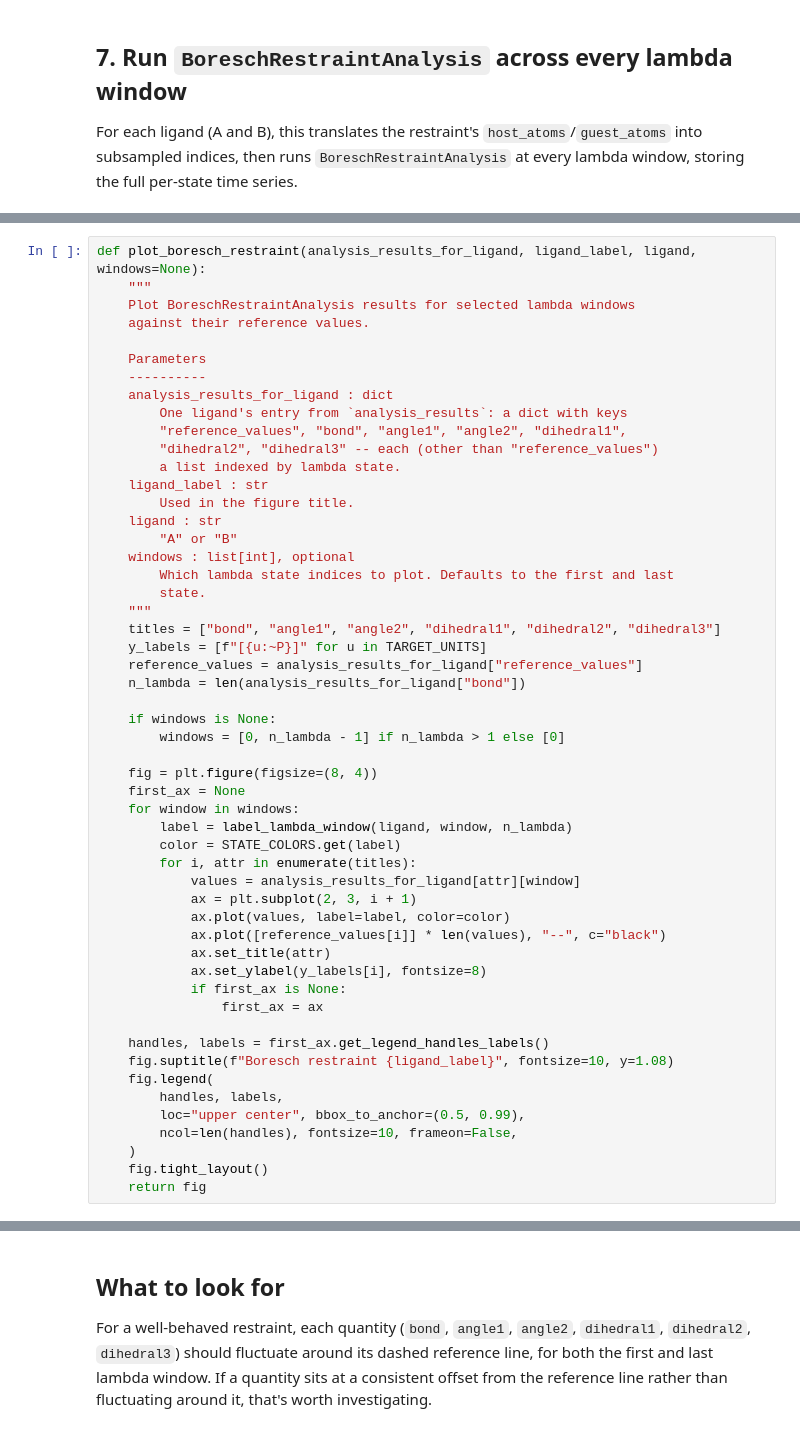
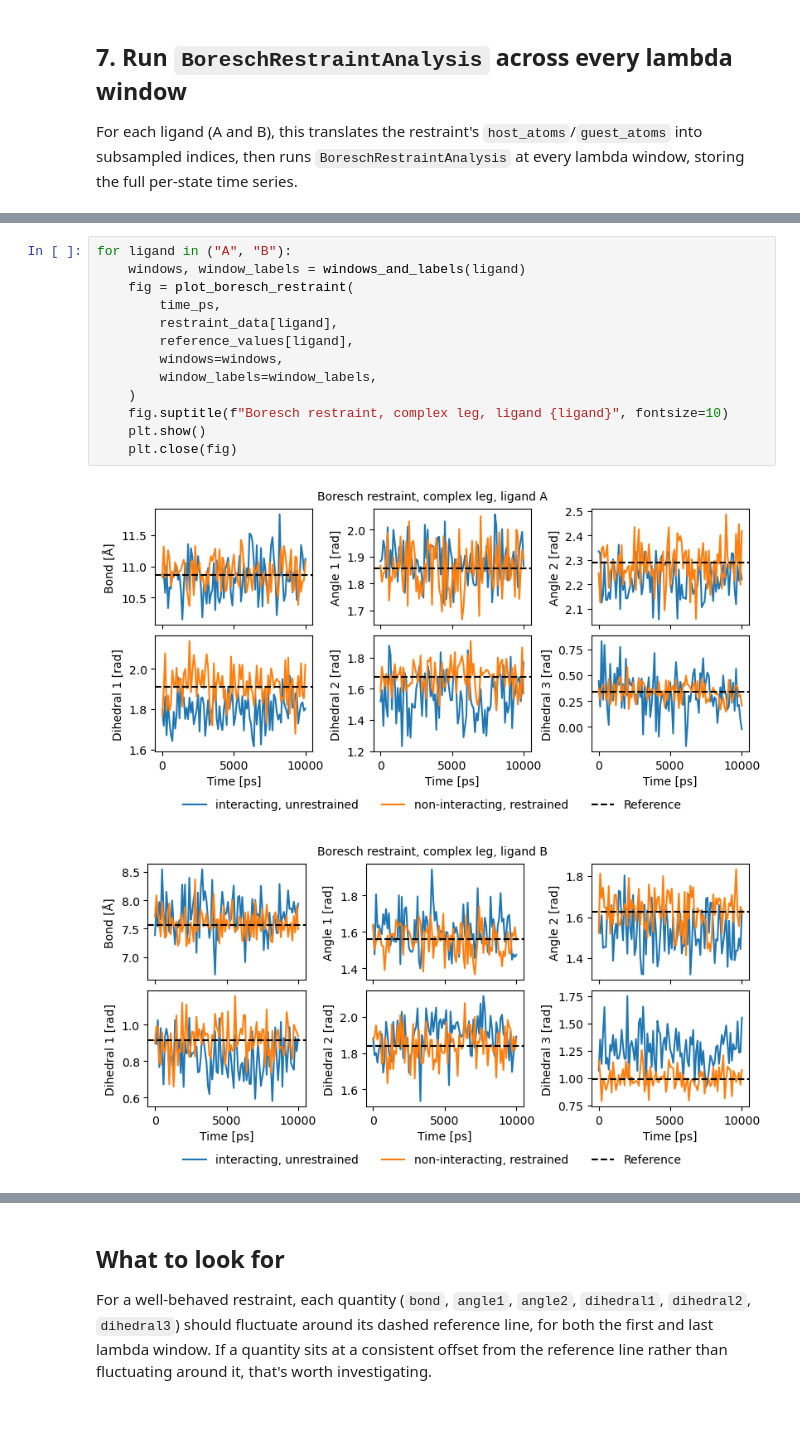
Before and after one commit to OpenFreeEnergy/openfe_analysis, a Jupyter notebook: examples/boresch_analysis.ipynb, the cells around one changed output, grey strips where cells are left out. Saved outputs shown, nothing was run; the diff lists cells and outputs as text.

Commit message:
Create boresch plotting function

```diff
--- a/examples/boresch_analysis.ipynb
+++ b/examples/boresch_analysis.ipynb
@@ -186,53 +185,16 @@ def label_lambda_window(ligand, window, n_lambda):
 # %%
-def plot_boresch_restraint(analysis_results_for_ligand, ligand_label, ligand, windows=None):
-    """
-    Plot BoreschRestraintAnalysis results for selected lambda windows
-    against their reference values.
-
-    Parameters
-    ----------
-    analysis_results_for_ligand : dict
-        One ligand's entry from `analysis_results`: a dict with keys
-        "reference_values", "bond", "angle1", "angle2", "dihedral1",
-        "dihedral2", "dihedral3" -- each (other than "reference_values")
-        a list indexed by lambda state.
-    ligand_label : str
-        Used in the figure title.
-    ligand : str
-        "A" or "B"
-    windows : list[int], optional
-        Which lambda state indices to plot. Defaults to the first and last
-        state.
-    """
-    titles = ["bond", "angle1", "angle2", "dihedral1", "dihedral2", "dihedral3"]
-    y_labels = [f"[{u:~P}]" for u in TARGET_UNITS]
-    reference_values = analysis_results_for_ligand["reference_values"]
-    n_lambda = len(analysis_results_for_ligand["bond"])
-
-    if windows is None:
-        windows = [0, n_lambda - 1] if n_lambda > 1 else [0]
-
-    fig = plt.figure(figsize=(8, 4))
-    first_ax = None
-    for window in windows:
-        label = label_lambda_window(ligand, window, n_lambda)
-        color = STATE_COLORS.get(label)
-        for i, attr in enumerate(titles):
-            values = analysis_results_for_ligand[attr][window]
-            ax = plt.subplot(2, 3, i + 1)
-            ax.plot(values, label=label, color=color)
-            ax.plot([reference_values[i]] * len(values), "--", c="black")
-            ax.set_title(attr)
-            ax.set_ylabel(y_labels[i], fontsize=8)
-            if first_ax is None:
-                first_ax = ax
-
-    handles, labels = first_ax.get_legend_handles_labels()
-    fig.suptitle(f"Boresch restraint {ligand_label}", fontsize=10, y=1.08)
-    fig.legend(
-        handles, labels,
-        loc="upper center", bbox_to_anchor=(0.5, 0.99),
-        ncol=len(handles), fontsize=10, frameon=False,
+for ligand in ("A", "B"):
+    windows, window_labels = windows_and_labels(ligand)
+    fig = plot_boresch_restraint(
+        time_ps,
+        restraint_data[ligand],
+        reference_values[ligand],
+        windows=windows,
+        window_labels=window_labels,
     )
-    fig.tight_layout()
-    return fig
+    fig.suptitle(f"Boresch restraint, complex leg, ligand {ligand}", fontsize=10)
+    plt.show()
+    plt.close(fig)
+# %% [output]
+[figure, added]
+[figure, added]
```
Also changed, not shown: parts of 5 cells of this notebook, 2 other files.
